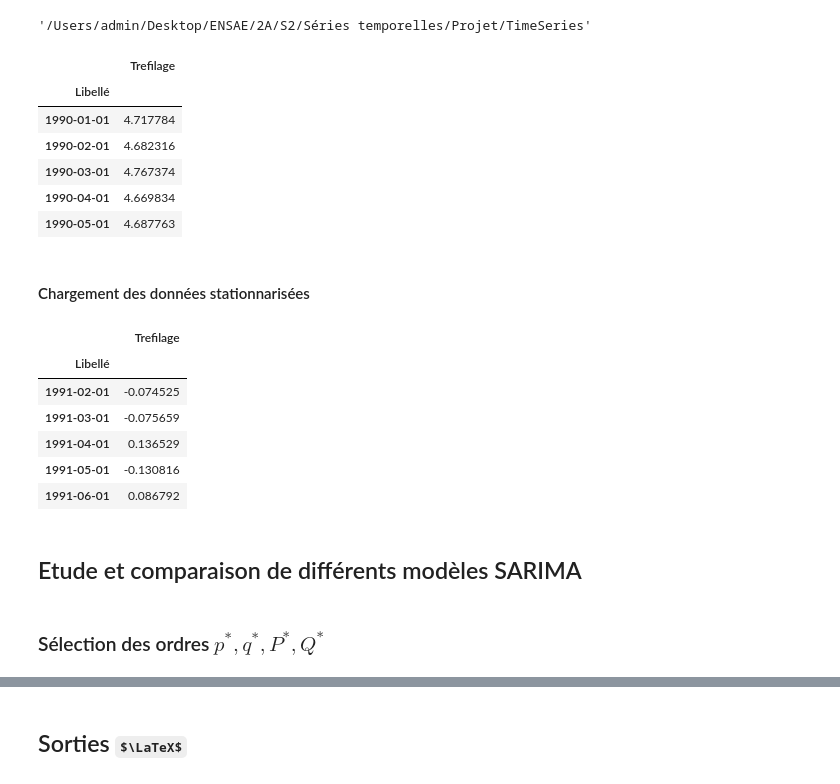
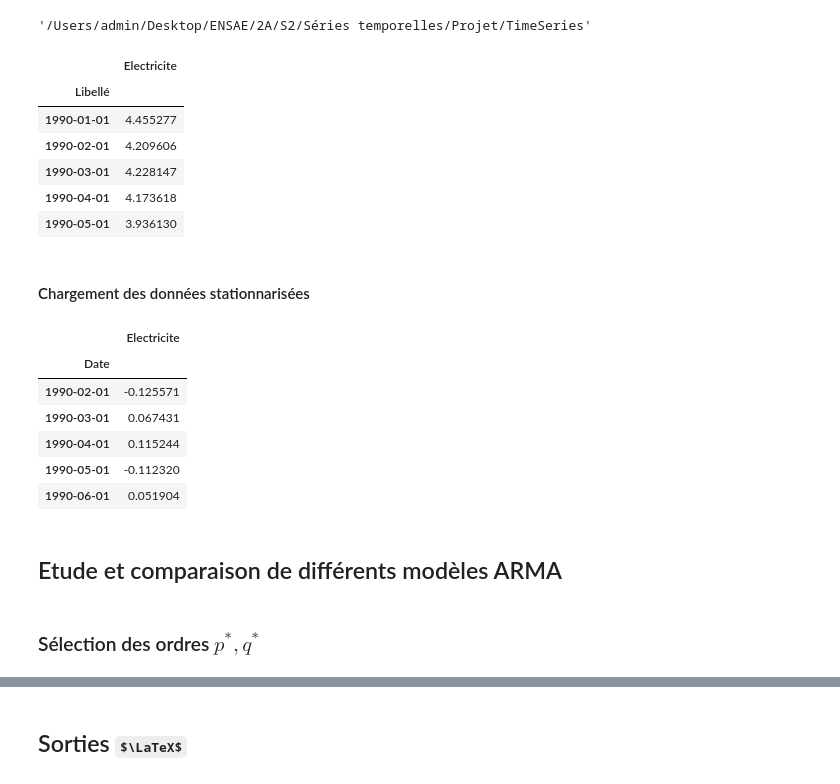
Before and after one commit to DimSum2k20/TimeSeries, a Jupyter notebook: partie2_modeles_arma.ipynb, the cells around one changed output, grey strips where cells are left out. Drawn from its saved outputs; the diff is of its cells as text; code cells hidden in the pictures; some formulas as TeX source.

```diff
--- a/partie2_modeles_arma.ipynb
+++ b/partie2_modeles_arma.ipynb
@@ -17,42 +17,44 @@ os.getcwd()
 # %% [output]
 '/Users/admin/Desktop/ENSAE/2A/S2/Séries temporelles/Projet/TimeSeries'
 # %%
-dfT = pd.read_csv(
-   "Trefilage/valeurs_mensuelles.csv",
+dfE = pd.read_csv(
+   "Electricite/valeurs_mensuelles.csv",
     sep=";",
     skiprows=[1, 2],
     index_col="Libellé",
     parse_dates=["Libellé"])
-dfT.columns = ["Trefilage","ToDelete"]
-del(dfT["ToDelete"])
+dfE.columns = ["Electricite","ToDelete"]
+del(dfE["ToDelete"])
 
-log_dfT = np.log(dfT)
-log_dfT.head()
+log_dfE = np.log(dfE)
+log_dfE.head()
 # %% [output]
-|  | Trefilage |
+|  | Electricite |
 | Libellé |  |
-| 1990-01-01 | 4.717784 |
-| 1990-02-01 | 4.682316 |
-| 1990-03-01 | 4.767374 |
-| 1990-04-01 | 4.669834 |
-| 1990-05-01 | 4.687763 |
+| 1990-01-01 | 4.455277 |
+| 1990-02-01 | 4.209606 |
+| 1990-03-01 | 4.228147 |
+| 1990-04-01 | 4.173618 |
+| 1990-05-01 | 3.936130 |
 # %% [markdown]
 #### Chargement des données stationnarisées
 # %%
-s = pd.read_csv("Trefilage/stationnaire.csv", index_col="Libellé")
+s = pd.read_csv("Electricite/stationnaire.csv", header=None, index_col=0)
+s.columns = ["Electricite"]
+s.index.names = ['Date']
 s.head()
 # %% [output]
-|  | Trefilage |
-| Libellé |  |
-| 1991-02-01 | -0.074525 |
-| 1991-03-01 | -0.075659 |
-| 1991-04-01 | 0.136529 |
-| 1991-05-01 | -0.130816 |
-| 1991-06-01 | 0.086792 |
+|  | Electricite |
+| Date |  |
+| 1990-02-01 | -0.125571 |
+| 1990-03-01 | 0.067431 |
+| 1990-04-01 | 0.115244 |
+| 1990-05-01 | -0.112320 |
+| 1990-06-01 | 0.051904 |
 # %% [markdown]
-## Etude et comparaison de différents modèles SARIMA
+## Etude et comparaison de différents modèles ARMA
 # %% [markdown]
-### Sélection des ordres $p^*, q^*, P^*, Q^*$
+### Sélection des ordres $p^*, q^*$
 # %%
 from statsmodels.graphics.tsaplots import plot_acf, plot_pacf
 # %% [markdown]
```
Also changed, not shown: parts of 47 cells of this notebook, 1 other file.
